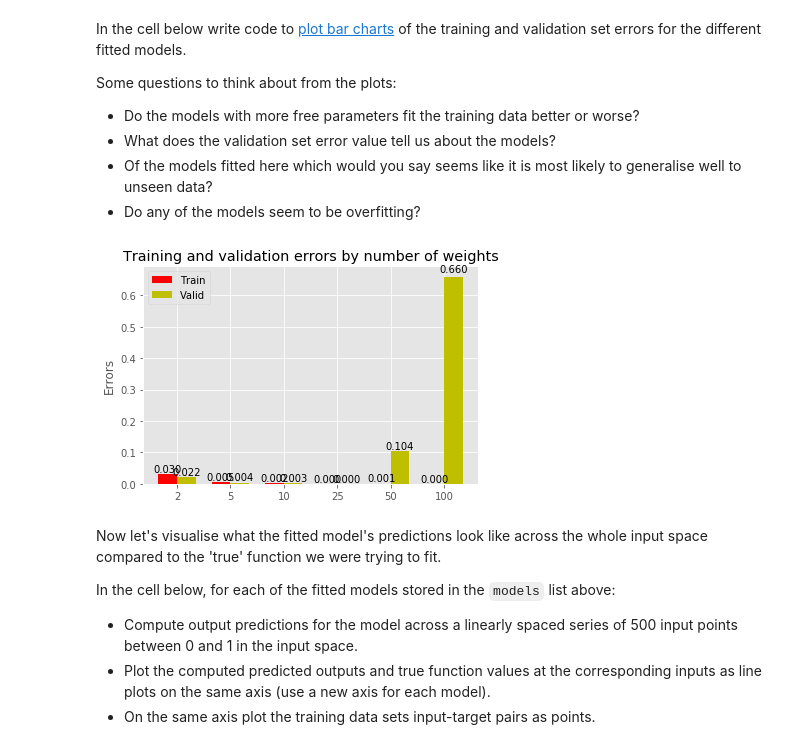
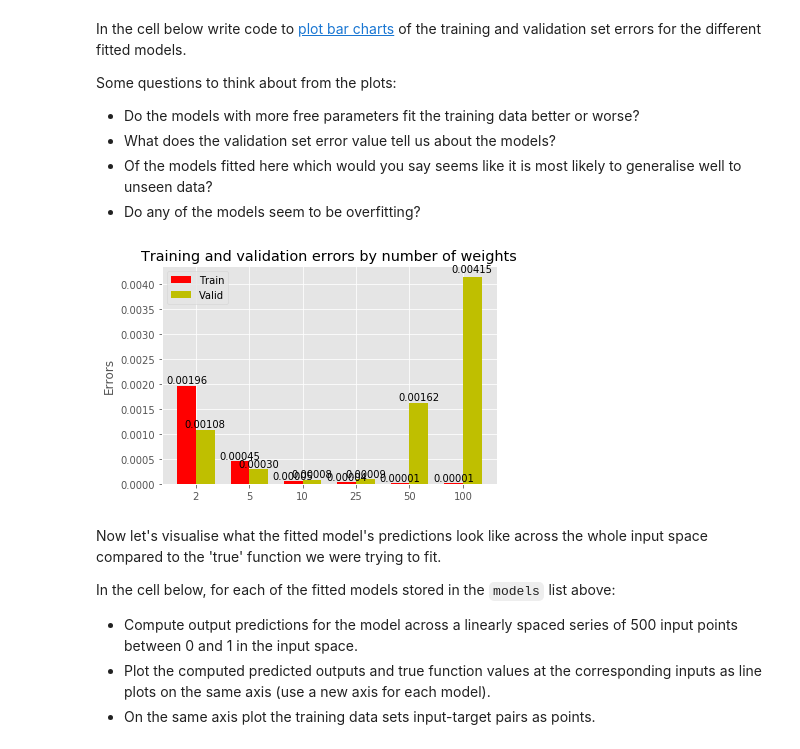
Before and after one commit to Cuijie12358/mlpractical, a Jupyter notebook: notebooks/04_Generalisation_and_overfitting.ipynb, the cells around one changed output. Saved outputs shown, nothing was run; the diff lists cells and outputs as text; code cells hidden in the pictures.

```diff
--- a/notebooks/04_Generalisation_and_overfitting.ipynb
+++ b/notebooks/04_Generalisation_and_overfitting.ipynb
@@ -50,11 +50,11 @@ def polynomial_function(inputs, coefficients):
         One dimensional array of output values of shape (num_inputs,)
 
     """
-    inputs2 = np.repeat(inputs,3)
-    inputs2 = np.reshape(inputs2,[len(inputs),3])
-    for i in range(3):
+    inputs2 = np.repeat(inputs,np.shape(coefficients)[0])
+    inputs2 = np.reshape(inputs2,[len(inputs),np.shape(coefficients)[0]])
+    for i in range(np.shape(coefficients)[0]):
         inputs2[:,i] = inputs2[:,i]**i
-    return np.dot(inputs2,test_coefficients.T)
+    return np.dot(inputs2,coefficients.T)
 # %% [markdown]
 Run the cell below to test your implementation.
 # %%
@@ -221,35 +221,35 @@ N = len(num_weight_list)
 ind = np.arange(N)  # the x locations for the groups
 width = 0.35       # the width of the bars
 
 fig, ax = plt.subplots()
 rects1 = ax.bar(ind, train_errors, width, color='r')
 rects2 = ax.bar(ind + width, valid_errors, width, color='y')
 
 # add some text for labels, title and axes ticks
 ax.set_ylabel('Errors')
 ax.set_title('Training and validation errors by number of weights')
 ax.set_xticks(ind + width / 2)
 ax.set_xticklabels(num_weight_list)
 
 ax.legend((rects1[0], rects2[0]), ('Train', 'Valid'))
 
 
 def autolabel(rects):
     """
     Attach a text label above each bar displaying its height
     """
     for rect in rects:
         height = rect.get_height()
         ax.text(rect.get_x() + rect.get_width()/2., 1.01*height,
-                '%.3f' % float(height),
+                '%.5f' % float(height),
                 ha='center', va='bottom')
 
 autolabel(rects1)
 autolabel(rects2)
 
 plt.show()
 # %% [output]
-[figure, old version]
+[figure, new version]
 # %% [markdown]
 Now let's visualise what the fitted model's predictions look like across the whole input space compared to the 'true' function we were trying to fit.
 
```
Also changed, not shown: parts of 4 cells of this notebook.
